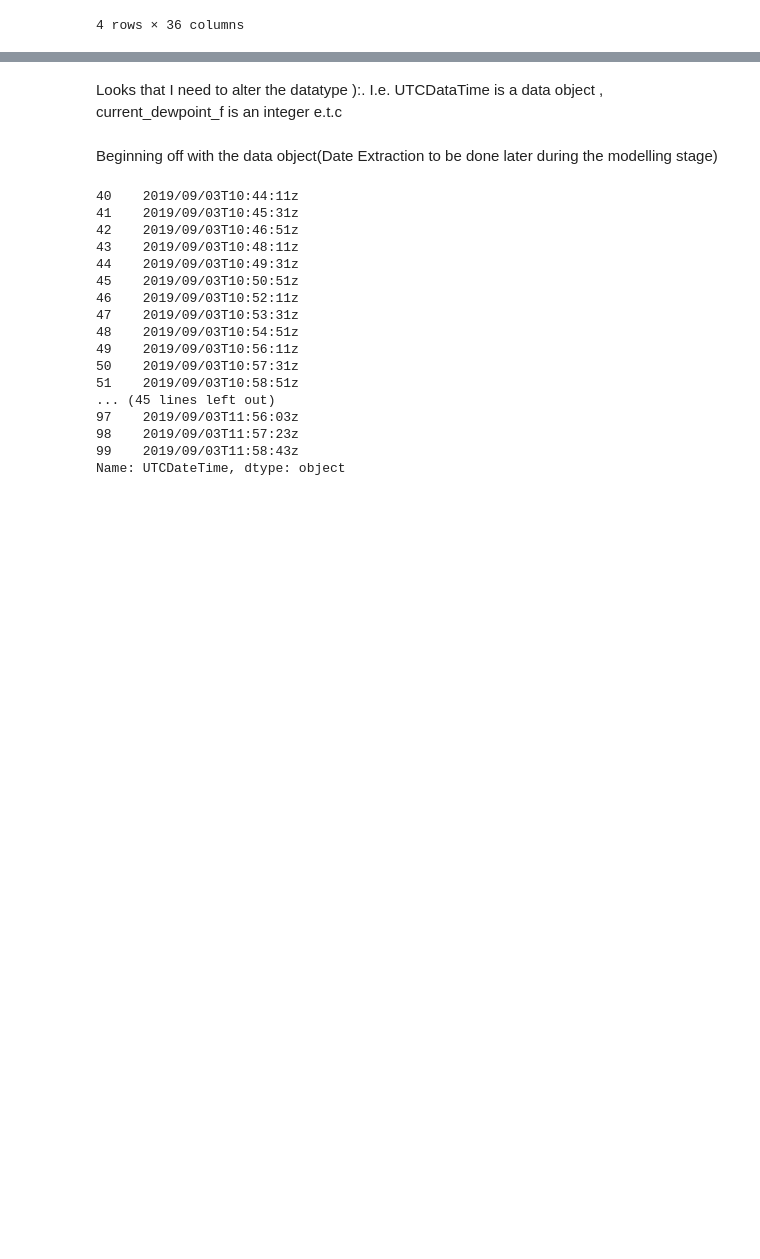
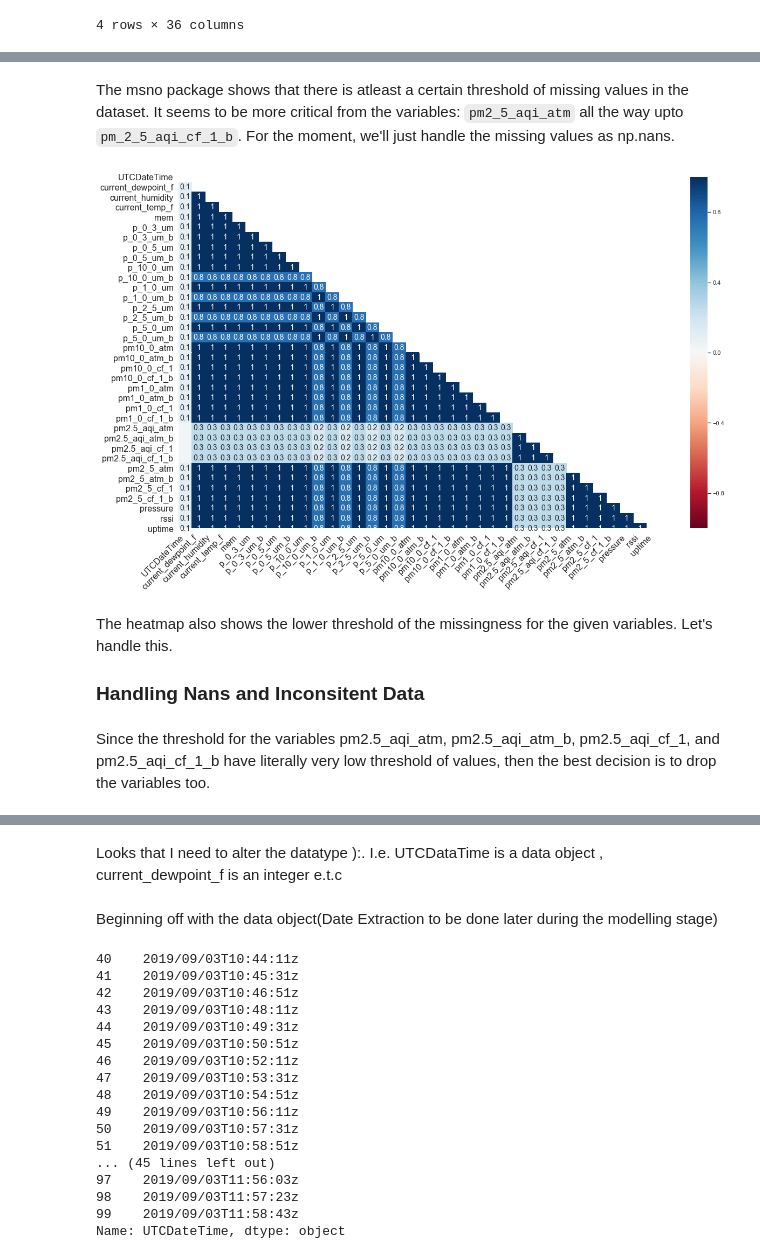
Before and after one commit to Rohianon/PurpleAirCaptsoneProject., a Jupyter notebook: Scripts/purleair.ipynb, the cells around one changed output, grey strips where cells are left out. Drawn from its saved outputs; the diff is of its cells as text; code cells hidden in the pictures; blank space fills up the shorter version.

```diff
--- a/Scripts/purleair.ipynb
+++ b/Scripts/purleair.ipynb
@@ -132,0 +181,12 @@ data.describe()
+# %% [markdown]
+The msno package shows that there is atleast a certain threshold of missing values in the dataset. It seems to be more critical from the variables: `pm2_5_aqi_atm` all the way upto `pm_2_5_aqi_cf_1_b`. For the moment, we'll just handle the missing values as np.nans.
+# %%
+msno.heatmap(data);
+# %% [output]
+[figure, added]
+# %% [markdown]
+The heatmap also shows the lower threshold of the missingness for the given variables.
+Let's handle this.
+### Handling Nans and Inconsitent Data
+# %% [markdown]
+Since the threshold for the variables pm2.5_aqi_atm, pm2.5_aqi_atm_b, pm2.5_aqi_cf_1, and pm2.5_aqi_cf_1_b have literally very low threshold of values, then the best decision is to drop the variables too.
```
Also changed, not shown: parts of 35 cells of this notebook, 1 other file.
